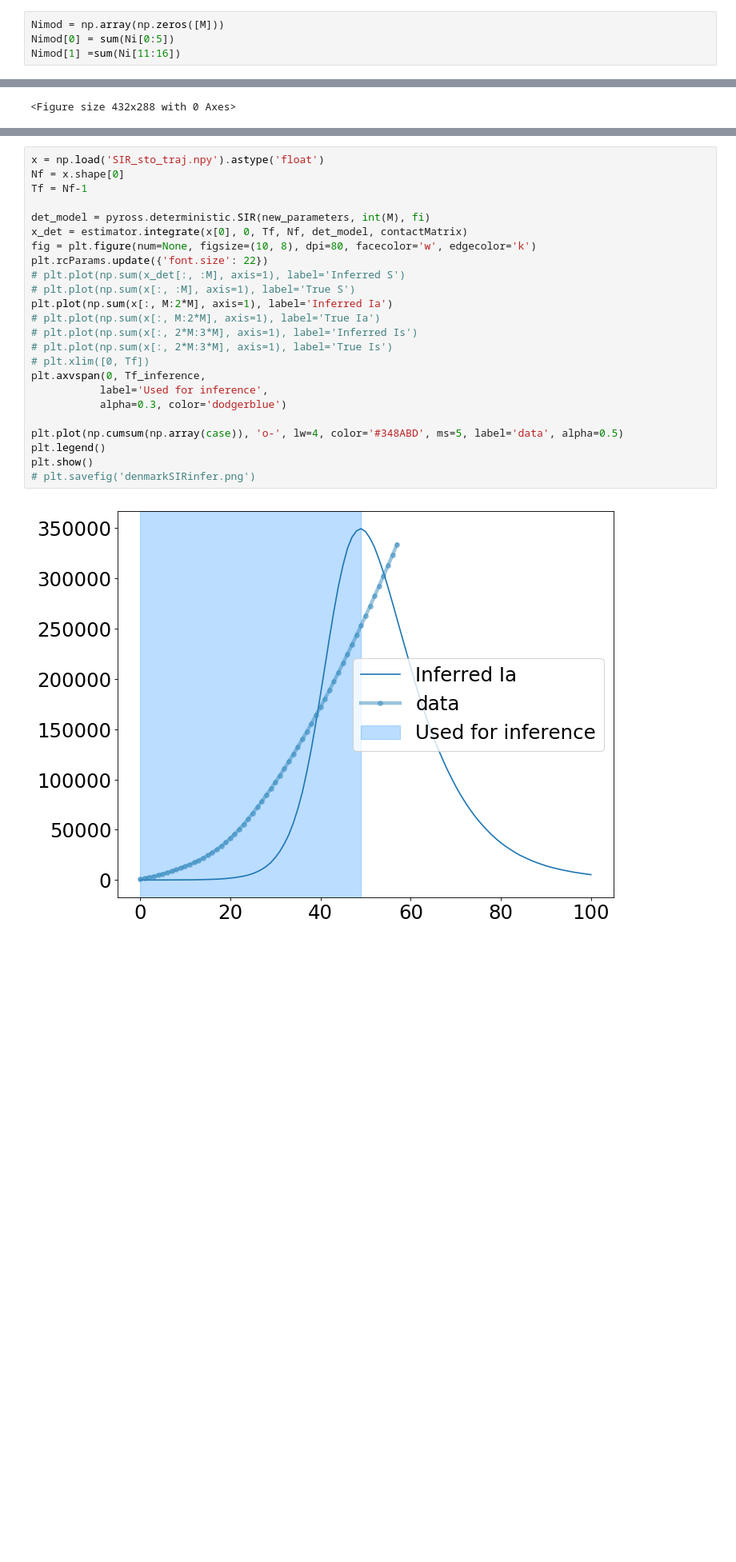
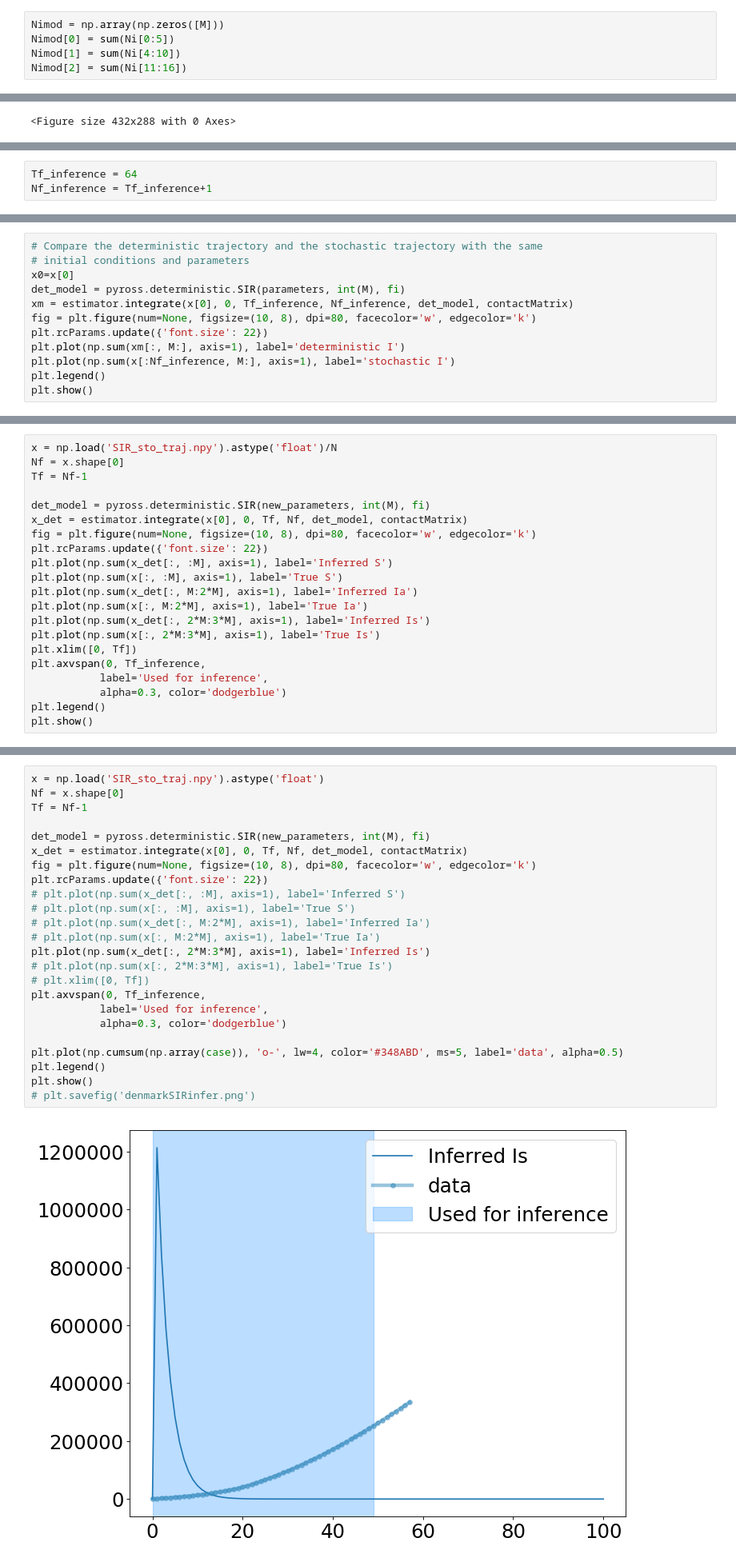
Before and after one commit to ineskris/pyross, a Jupyter notebook: examples/inference/SIRinference_Denmark.ipynb, the cells around one changed output, grey strips where cells are left out. Shown: that part at 80% size. Drawn from its saved outputs; the diff is of its cells as text; blank space fills up the shorter version.

```diff
--- a/examples/inference/SIRinference_Denmark.ipynb
+++ b/examples/inference/SIRinference_Denmark.ipynb
@@ -146,7 +261,8 @@ C = C1
 # %%
 Nimod = np.array(np.zeros([M]))
 Nimod[0] = sum(Ni[0:5])
-Nimod[1] =sum(Ni[11:16])
+Nimod[1] = sum(Ni[4:10])
+Nimod[2] = sum(Ni[11:16])
 # %%
 Ni = Nimod
 # %%
@@ -280 +400,4 @@ Nf_inference = Tf_inference+1
+# %%
+Tf_inference = 64
+Nf_inference = Tf_inference+1
 # %%
@@ -304,0 +466,12 @@ estimator = pyross.inference.SIR(parameters, M, fi, int(N), steps)
+# %%
+# Compare the deterministic trajectory and the stochastic trajectory with the same
+# initial conditions and parameters
+x0=x[0]
+det_model = pyross.deterministic.SIR(parameters, int(M), fi)
+xm = estimator.integrate(x[0], 0, Tf_inference, Nf_inference, det_model, contactMatrix)
+fig = plt.figure(num=None, figsize=(10, 8), dpi=80, facecolor='w', edgecolor='k')
+plt.rcParams.update({'font.size': 22})
+plt.plot(np.sum(xm[:, M:], axis=1), label='deterministic I')
+plt.plot(np.sum(x[:Nf_inference, M:], axis=1), label='stochastic I')
+plt.legend()
+plt.show()
@@ -304,0 +585,21 @@ estimator = pyross.inference.SIR(parameters, M, fi, int(N), steps)
+# %%
+x = np.load('SIR_sto_traj.npy').astype('float')/N
+Nf = x.shape[0]
+Tf = Nf-1
+
+det_model = pyross.deterministic.SIR(new_parameters, int(M), fi)
+x_det = estimator.integrate(x[0], 0, Tf, Nf, det_model, contactMatrix)
+fig = plt.figure(num=None, figsize=(10, 8), dpi=80, facecolor='w', edgecolor='k')
+plt.rcParams.update({'font.size': 22})
+plt.plot(np.sum(x_det[:, :M], axis=1), label='Inferred S')
+plt.plot(np.sum(x[:, :M], axis=1), label='True S')
+plt.plot(np.sum(x_det[:, M:2*M], axis=1), label='Inferred Ia')
+plt.plot(np.sum(x[:, M:2*M], axis=1), label='True Ia')
+plt.plot(np.sum(x_det[:, 2*M:3*M], axis=1), label='Inferred Is')
+plt.plot(np.sum(x[:, 2*M:3*M], axis=1), label='True Is')
+plt.xlim([0, Tf])
+plt.axvspan(0, Tf_inference,
+           label='Used for inference',
+           alpha=0.3, color='dodgerblue')
+plt.legend()
+plt.show()
@@ -458,26 +806,26 @@ Inferred parameters:
 # %%
 x = np.load('SIR_sto_traj.npy').astype('float')
 Nf = x.shape[0]
 Tf = Nf-1
 
 det_model = pyross.deterministic.SIR(new_parameters, int(M), fi)
 x_det = estimator.integrate(x[0], 0, Tf, Nf, det_model, contactMatrix)
 fig = plt.figure(num=None, figsize=(10, 8), dpi=80, facecolor='w', edgecolor='k')
 plt.rcParams.update({'font.size': 22})
 # plt.plot(np.sum(x_det[:, :M], axis=1), label='Inferred S')
 # plt.plot(np.sum(x[:, :M], axis=1), label='True S')
-plt.plot(np.sum(x[:, M:2*M], axis=1), label='Inferred Ia')
+# plt.plot(np.sum(x_det[:, M:2*M], axis=1), label='Inferred Ia')
 # plt.plot(np.sum(x[:, M:2*M], axis=1), label='True Ia')
-# plt.plot(np.sum(x[:, 2*M:3*M], axis=1), label='Inferred Is')
+plt.plot(np.sum(x_det[:, 2*M:3*M], axis=1), label='Inferred Is')
 # plt.plot(np.sum(x[:, 2*M:3*M], axis=1), label='True Is')
 # plt.xlim([0, Tf])
 plt.axvspan(0, Tf_inference,
            label='Used for inference',
            alpha=0.3, color='dodgerblue')
 
 plt.plot(np.cumsum(np.array(case)), 'o-', lw=4, color='#348ABD', ms=5, label='data', alpha=0.5)
 plt.legend()
 plt.show()
 # plt.savefig('denmarkSIRinfer.png')
 # %% [output]
-[figure, old version]
+[figure, new version]
```
Also changed, not shown: parts of 74 cells of this notebook, 1 other file.
